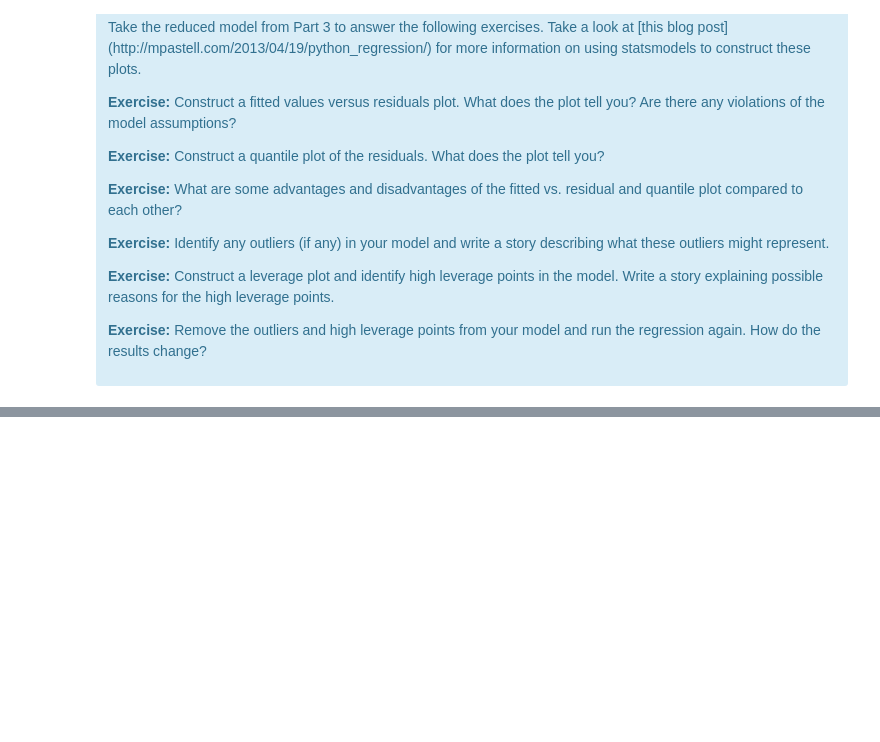
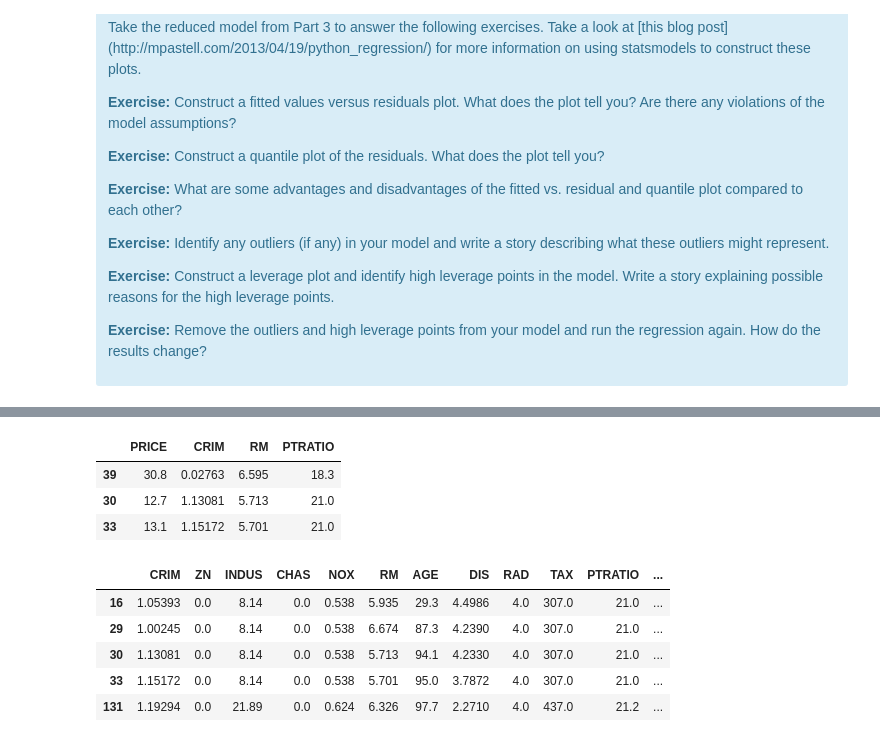
Before and after one commit to aliborji/springboard-mini-projects, a Jupyter notebook: linear_regression/Mini_Project_Linear_Regression.ipynb, the cells around one changed output, grey strips where cells are left out. Drawn from its saved outputs; the diff is of its cells as text; code cells hidden in the pictures; blank space fills up the shorter version.

```diff
--- a/linear_regression/Mini_Project_Linear_Regression.ipynb
+++ b/linear_regression/Mini_Project_Linear_Regression.ipynb
@@ -916,0 +946,19 @@ There are some other issues that are important investigate with linear regressio
+# %%
+# Getting the outliers
+outlier_indices = m.resid[m.resid > 30]
+outliers = bos.iloc[outlier_indices][['PRICE', 'CRIM', 'RM', 'PTRATIO']]
+outliers
+# %% [output]
+|  | PRICE | CRIM | RM | PTRATIO |
+| 39 | 30.8 | 0.02763 | 6.595 | 18.3 |
+| 30 | 12.7 | 1.13081 | 5.713 | 21.0 |
+| 33 | 13.1 | 1.15172 | 5.701 | 21.0 |
+# %%
+bos[(bos.PTRATIO>20) & (bos.CRIM>1) & (bos.CRIM<1.2)]
+# %% [output]
+|  | CRIM | ZN | INDUS | CHAS | NOX | RM | AGE | DIS | RAD | TAX | PTRATIO | ... |
+| 16 | 1.05393 | 0.0 | 8.14 | 0.0 | 0.538 | 5.935 | 29.3 | 4.4986 | 4.0 | 307.0 | 21.0 | ... |
+| 29 | 1.00245 | 0.0 | 8.14 | 0.0 | 0.538 | 6.674 | 87.3 | 4.2390 | 4.0 | 307.0 | 21.0 | ... |
+| 30 | 1.13081 | 0.0 | 8.14 | 0.0 | 0.538 | 5.713 | 94.1 | 4.2330 | 4.0 | 307.0 | 21.0 | ... |
+| 33 | 1.15172 | 0.0 | 8.14 | 0.0 | 0.538 | 5.701 | 95.0 | 3.7872 | 4.0 | 307.0 | 21.0 | ... |
+| 131 | 1.19294 | 0.0 | 21.89 | 0.0 | 0.624 | 6.326 | 97.7 | 2.2710 | 4.0 | 437.0 | 21.2 | ... |
```
Also changed, not shown: parts of 6 cells of this notebook.
